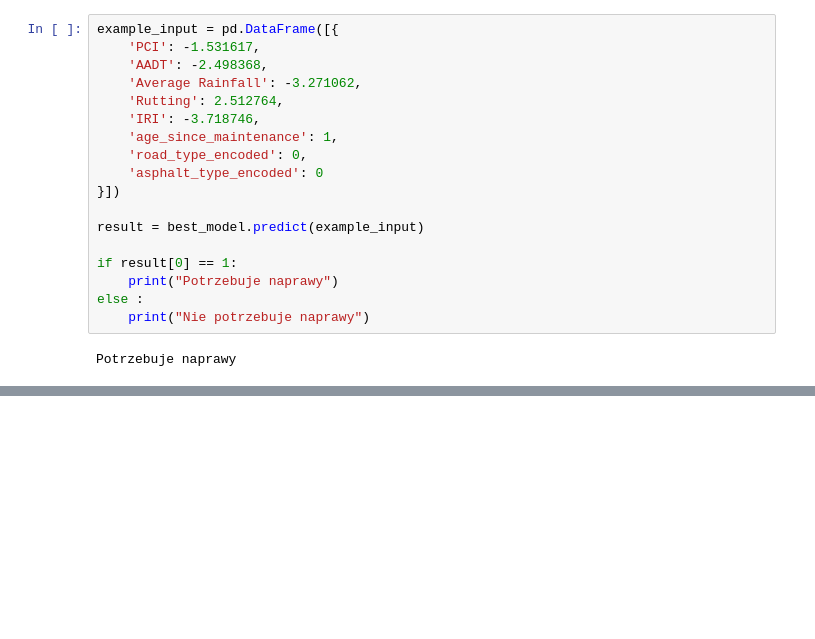
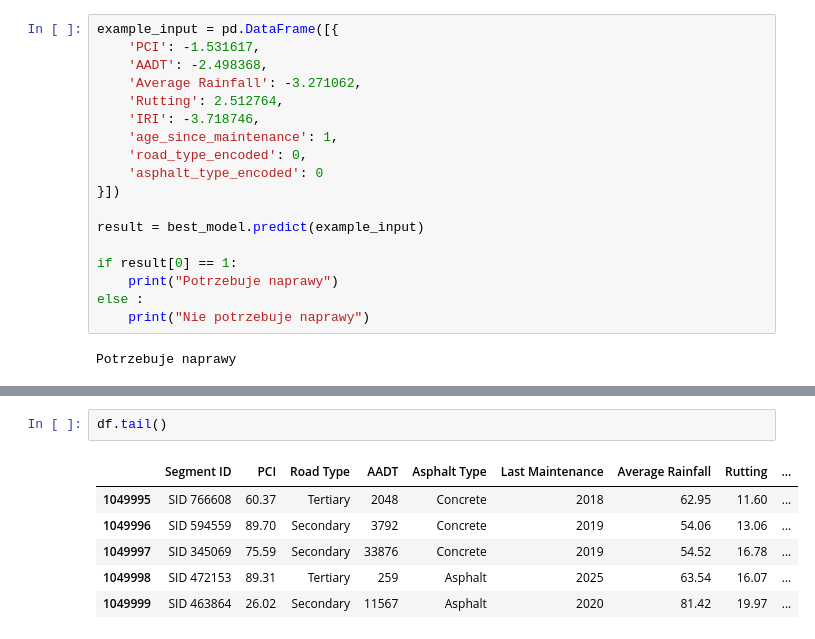
Before and after one commit to Saddii/WSB_UM, a Jupyter notebook: Projekt_UM.ipynb, the cells around one changed output, grey strips where cells are left out. Cells and saved outputs as stored; diff of their text form; blank space fills up the shorter version.

```diff
--- a/Projekt_UM.ipynb
+++ b/Projekt_UM.ipynb
@@ -380,0 +432,9 @@ Potrzebuje naprawy
+# %%
+df.tail()
+# %% [output]
+|  | Segment ID | PCI | Road Type | AADT | Asphalt Type | Last Maintenance | Average Rainfall | Rutting | ... |
+| 1049995 | SID 766608 | 60.37 | Tertiary | 2048 | Concrete | 2018 | 62.95 | 11.60 | ... |
+| 1049996 | SID 594559 | 89.70 | Secondary | 3792 | Concrete | 2019 | 54.06 | 13.06 | ... |
+| 1049997 | SID 345069 | 75.59 | Secondary | 33876 | Concrete | 2019 | 54.52 | 16.78 | ... |
+| 1049998 | SID 472153 | 89.31 | Tertiary | 259 | Asphalt | 2025 | 63.54 | 16.07 | ... |
+| 1049999 | SID 463864 | 26.02 | Secondary | 11567 | Asphalt | 2020 | 81.42 | 19.97 | ... |
```
Also changed, not shown: parts of 5 cells of this notebook, 3 other files.
